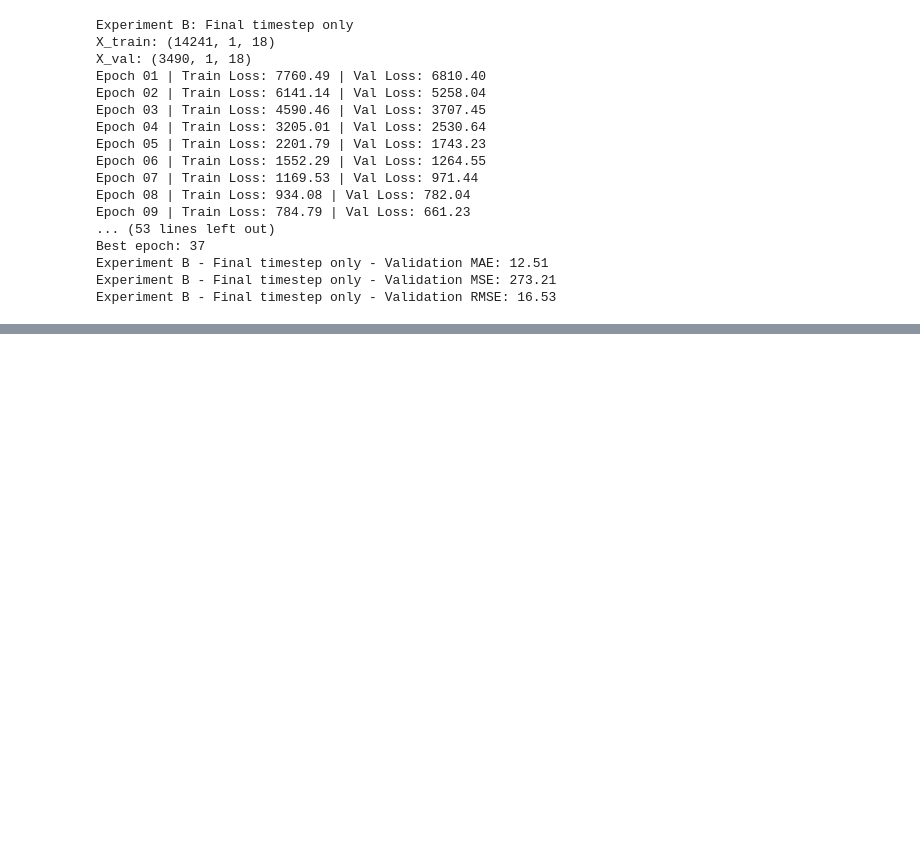
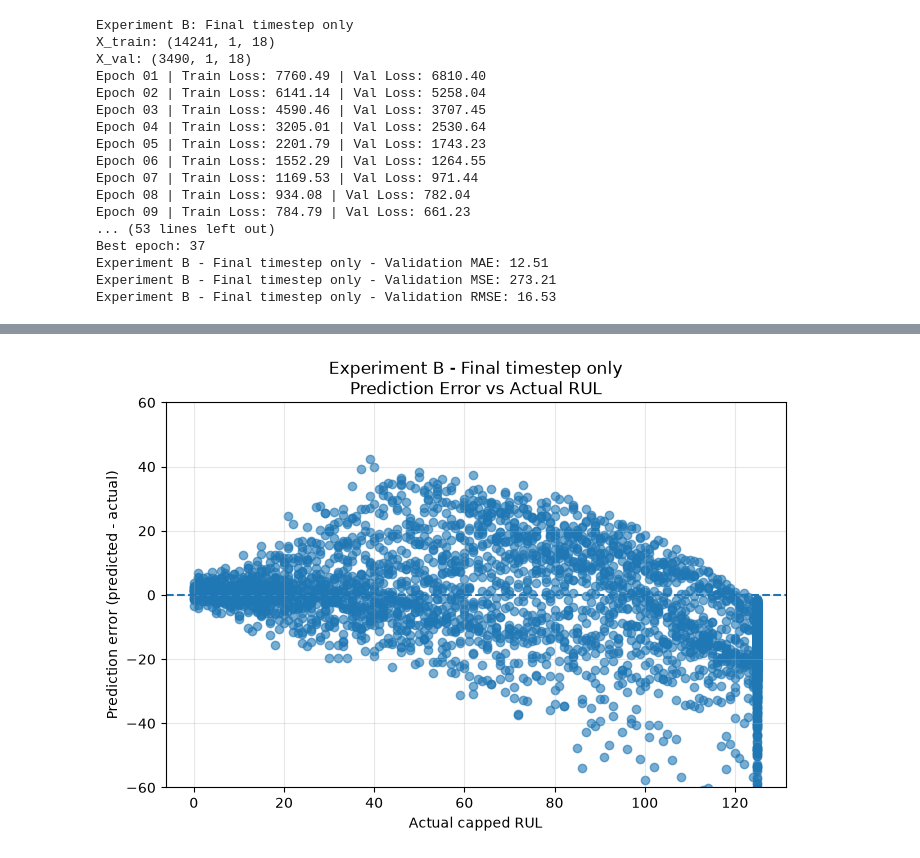
Before and after one commit to iamprakhar10/aircraft-rul-predictor, a Jupyter notebook: notebooks/02_temporal_ablation.ipynb, the cells around one changed output, grey strips where cells are left out. Cells and saved outputs as stored; diff of their text form; code cells hidden in the pictures; blank space fills up the shorter version.

```diff
--- a/notebooks/02_temporal_ablation.ipynb
+++ b/notebooks/02_temporal_ablation.ipynb
@@ -917,0 +1176,8 @@ Experiment B - Final timestep only - Validation RMSE: 16.53
+# %%
+plot_prediction_error(
+    y_val_full,
+    results_last["predictions"],
+    "Experiment B - Final timestep only",
+)
+# %% [output]
+[figure, added]
```
Also changed, not shown: parts of 7 cells of this notebook.
